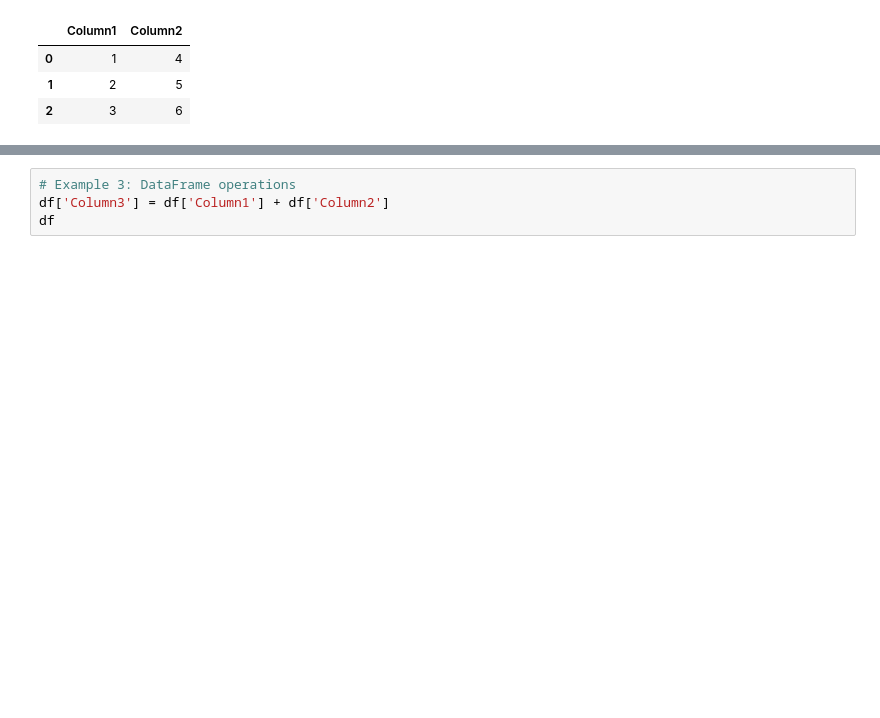
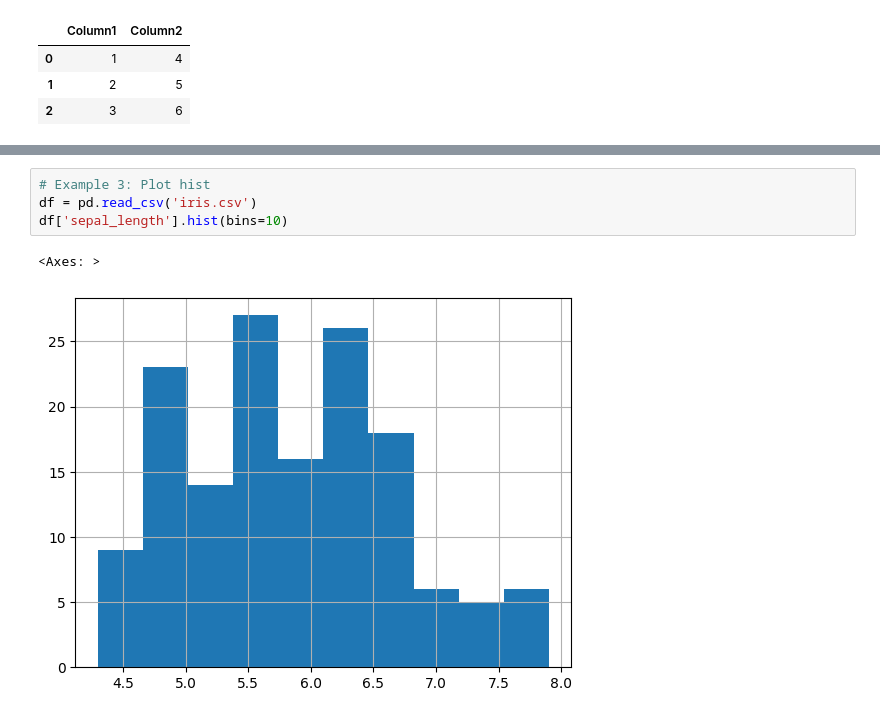
Before and after one commit to Bluerrror/Python-Course, a Jupyter notebook: Python_third_session.ipynb, the cells around one changed output, grey strips where cells are left out. Saved outputs shown, nothing was run; the diff lists cells and outputs as text; blank space fills up the shorter version.

```diff
--- a/Python_third_session.ipynb
+++ b/Python_third_session.ipynb
@@ -954,4 +979,7 @@ df
-# %%
-# Example 3: DataFrame operations
-df['Column3'] = df['Column1'] + df['Column2']
-df
+# %%
+# Example 3: Plot hist
+df = pd.read_csv('iris.csv')
+df['sepal_length'].hist(bins=10)
+# %% [output]
+<Axes: >
+[figure, added]
```
Also changed, not shown: parts of 15 cells of this notebook.
